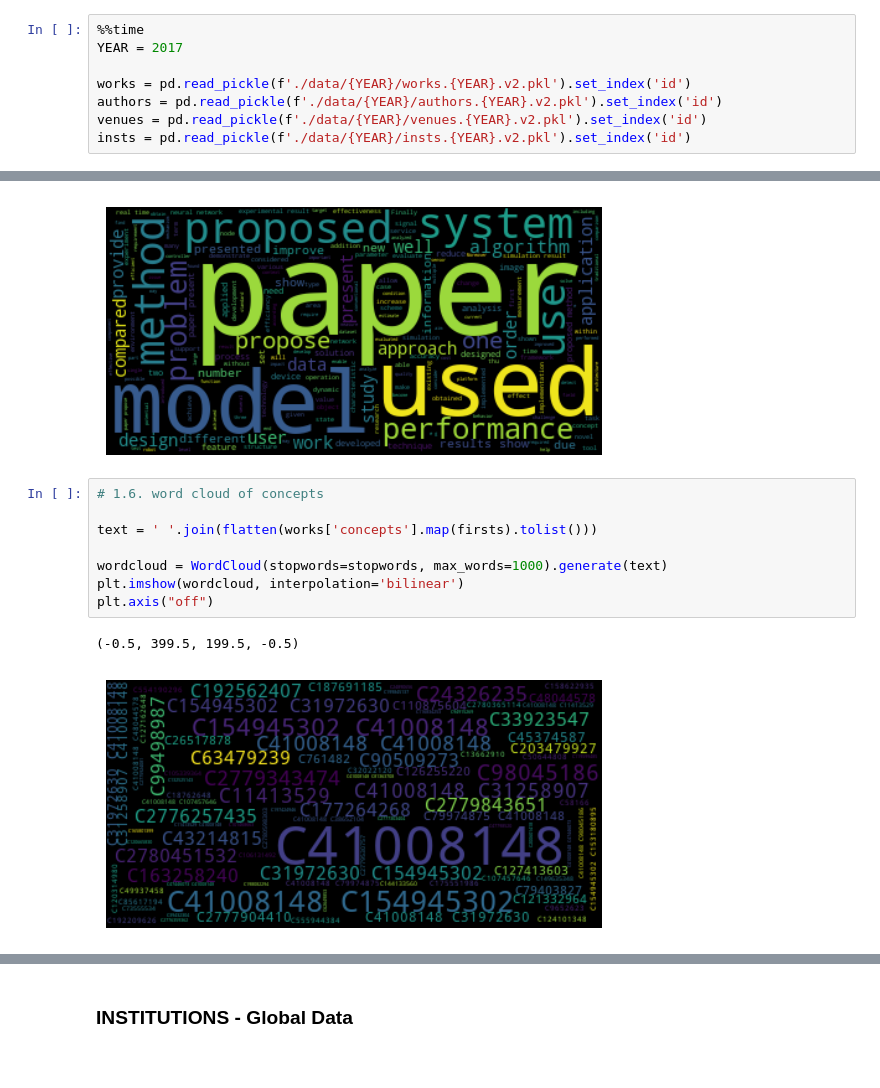
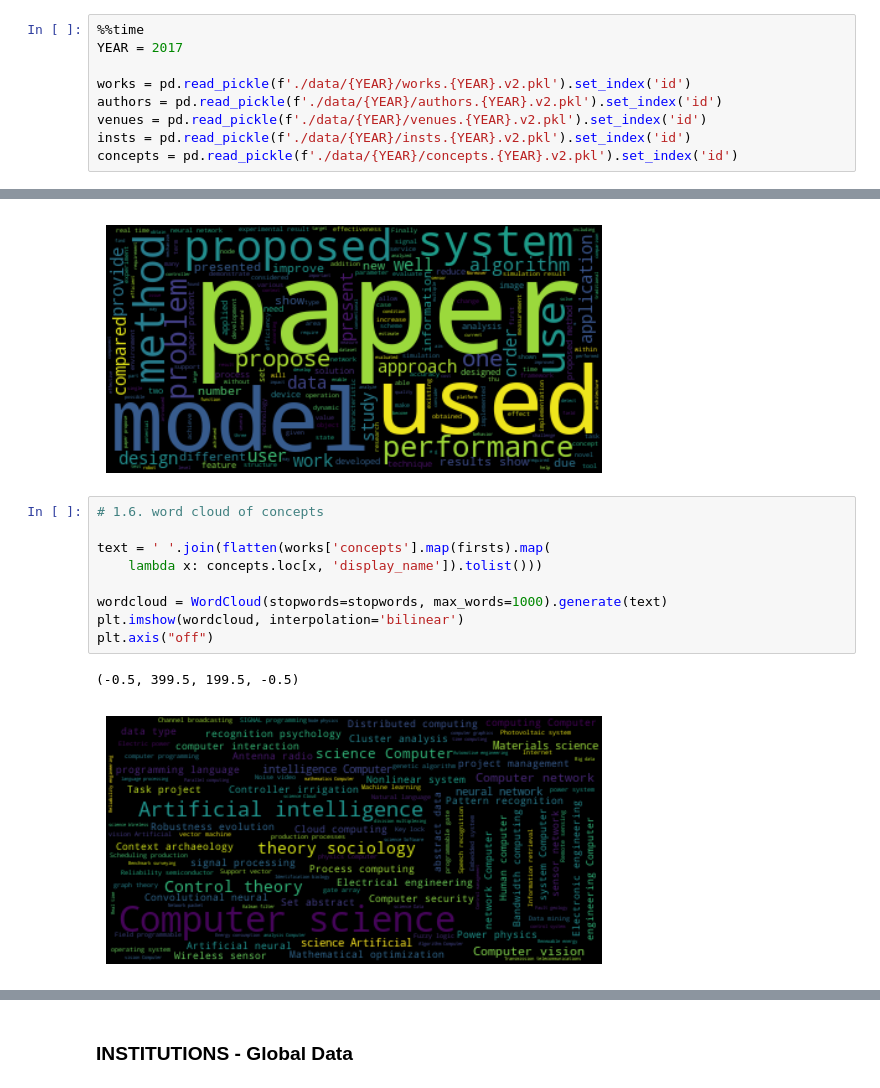
Before and after one commit to gtmdotme/citation_prediction, a Jupyter notebook: data-eda-gtm.ipynb, the cells around one changed output, grey strips where cells are left out. Cells and saved outputs as stored; diff of their text form.

Commit message:
added concepts wordcloud

```diff
--- a/data-eda-gtm.ipynb
+++ b/data-eda-gtm.ipynb
@@ -33,4 +34,5 @@ works = pd.read_pickle(f'./data/{YEAR}/works.{YEAR}.v2.pkl').set_index('id')
 authors = pd.read_pickle(f'./data/{YEAR}/authors.{YEAR}.v2.pkl').set_index('id')
 venues = pd.read_pickle(f'./data/{YEAR}/venues.{YEAR}.v2.pkl').set_index('id')
 insts = pd.read_pickle(f'./data/{YEAR}/insts.{YEAR}.v2.pkl').set_index('id')
+concepts = pd.read_pickle(f'./data/{YEAR}/concepts.{YEAR}.v2.pkl').set_index('id')
 # %% [output]
@@ -246,11 +247,12 @@ Wall time: 36.3 s
 # %%
 # 1.6. word cloud of concepts
 
-text = ' '.join(flatten(works['concepts'].map(firsts).tolist()))
+text = ' '.join(flatten(works['concepts'].map(firsts).map(
+    lambda x: concepts.loc[x, 'display_name']).tolist()))
 
 wordcloud = WordCloud(stopwords=stopwords, max_words=1000).generate(text)
 plt.imshow(wordcloud, interpolation='bilinear')
 plt.axis("off")
 # %% [output]
 (-0.5, 399.5, 199.5, -0.5)
-[figure, old version]
+[figure, new version]
```
Also changed, not shown: parts of 5 cells of this notebook.
